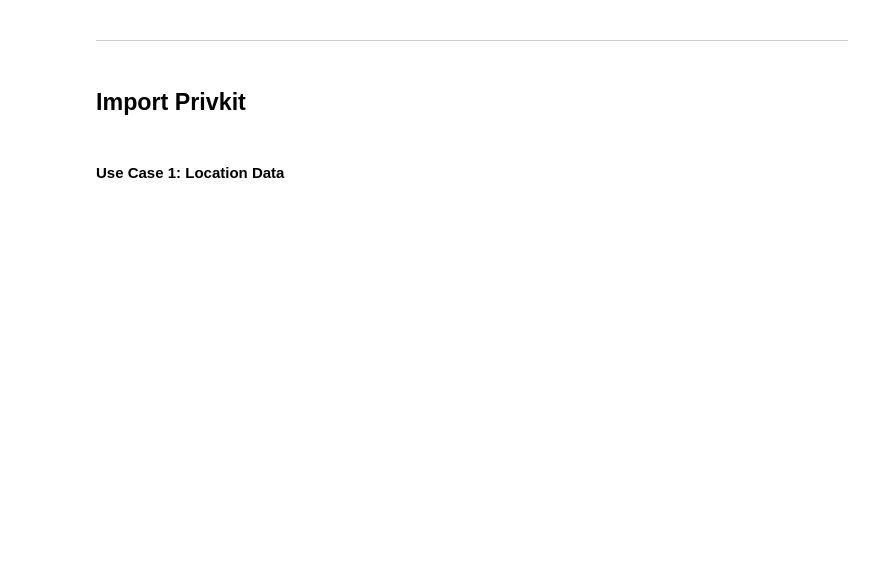
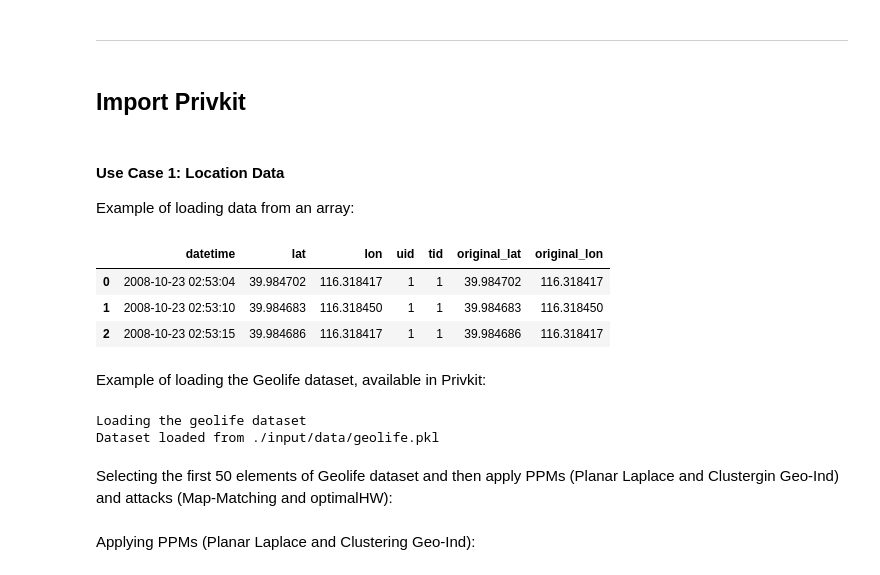
Before and after one commit to privkit/privkit-tutorials, a Jupyter notebook: Privkit Paper.ipynb, the cells around one changed output. Cells and saved outputs as stored; diff of their text form; code cells hidden in the pictures; blank space fills up the shorter version.

```diff
--- a/Privkit Paper.ipynb
+++ b/Privkit Paper.ipynb
@@ -34,15 +36,28 @@ Please consider to cite our publication in your scientific work:
 import privkit as pk
 # %% [markdown]
 #### Use Case 1: Location Data
+
+Example of loading data from an array:
 # %%
 data_to_load = [['2008-10-23 02:53:04', 39.984702, 116.318417],
                 ['2008-10-23 02:53:10', 39.984683, 116.31845],
                 ['2008-10-23 02:53:15', 39.984686, 116.318417]]
 
 location_data = pk.LocationData()
 location_data.load_data(data_to_load, datetime=0, latitude=1, longitude=2)
+display(location_data.data)
+# %% [output]
+|  | datetime | lat | lon | uid | tid | original_lat | original_lon |
+| 0 | 2008-10-23 02:53:04 | 39.984702 | 116.318417 | 1 | 1 | 39.984702 | 116.318417 |
+| 1 | 2008-10-23 02:53:10 | 39.984683 | 116.318450 | 1 | 1 | 39.984683 | 116.318450 |
+| 2 | 2008-10-23 02:53:15 | 39.984686 | 116.318417 | 1 | 1 | 39.984686 | 116.318417 |
+# %% [markdown]
+Example of loading the Geolife dataset, available in Privkit:
 # %%
 geolife_dataset = pk.datasets.GeolifeDataset()
 geolife_dataset.load_dataset()
-
-location_data = geolife_dataset.data
+# %% [output]
+Loading the geolife dataset
+Dataset loaded from ./input/data/geolife.pkl
+# %% [markdown]
+Selecting the first 50 elements of Geolife dataset and then apply PPMs (Planar Laplace and Clustergin Geo-Ind) and attacks (Map-Matching and optimalHW):
@@ -49,3 +67,5 @@ location_data = geolife_dataset.data
+# %% [markdown]
+Applying PPMs (Planar Laplace and Clustering Geo-Ind):
 # %%
 planar_laplace = pk.ppms.PlanarLaplace(epsilon=0.016)
 obfuscated_data_pl = planar_laplace.execute(location_data)
```
Also changed, not shown: parts of 18 cells of this notebook, 4 other files.
